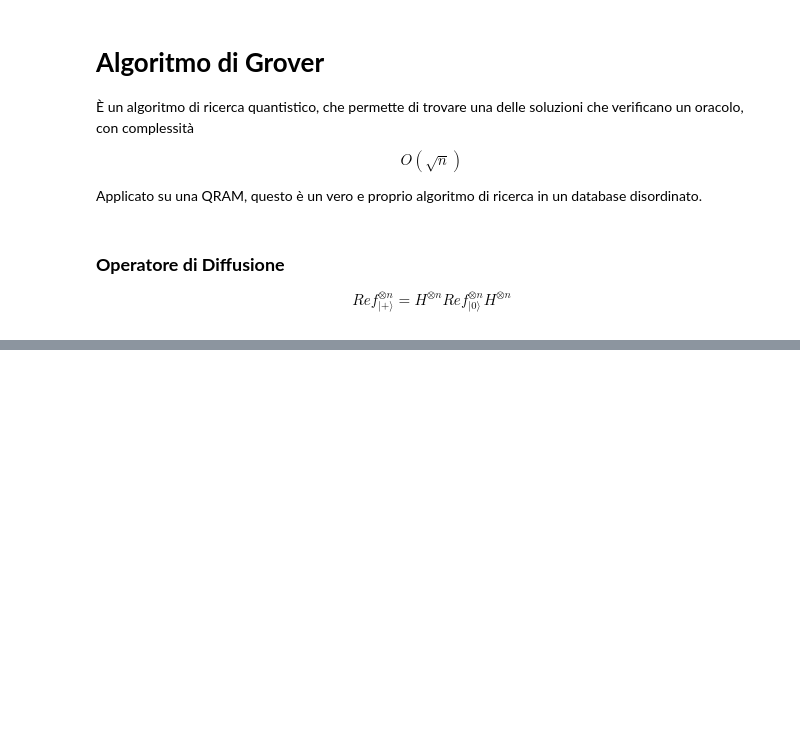
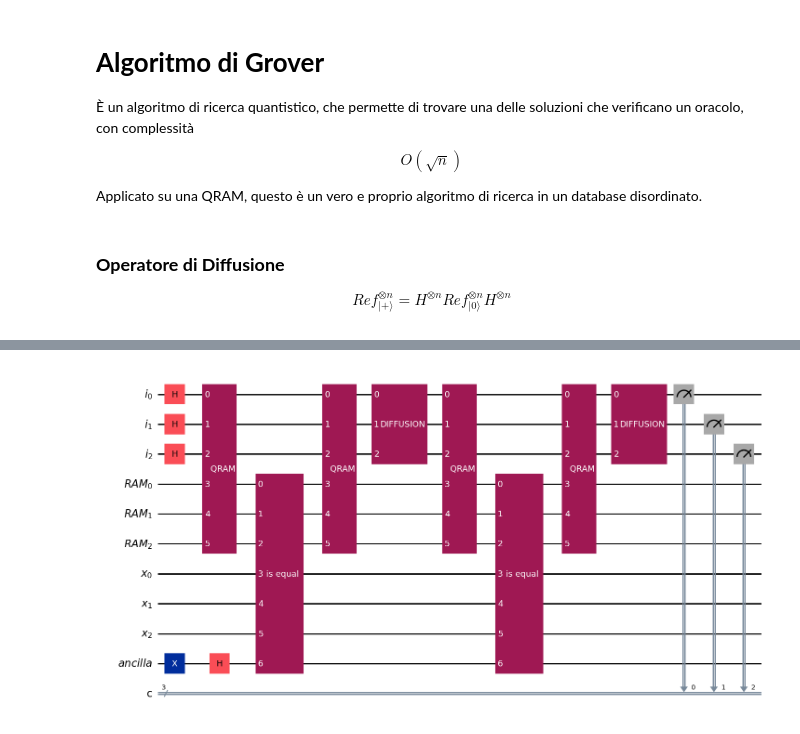
Before and after one commit to BoredDam/quantum-algorithms, a Jupyter notebook: Grover-algorithm/grover.ipynb, the cells around one changed output, grey strips where cells are left out. Cells and saved outputs as stored; diff of their text form; code cells hidden in the pictures; blank space fills up the shorter version.

```diff
--- a/Grover-algorithm/grover.ipynb
+++ b/Grover-algorithm/grover.ipynb
@@ -85,0 +128,57 @@ fq.run(qc)
+# %%
+def is_equal_oracle(n: int):
+    qx = QuantumRegister(n, 'x')
+    qy = QuantumRegister(n, 'y')
+    a = QuantumRegister(1, 'a')
+
+    qc = QuantumCircuit(qx, qy, a)
+
+    for i in range(n):
+        qc.cx(qx[i], qy[i])
+
+    qc.x(qy)
+    qc.mcx([*qy], a)
+    qc.x(qy)
+
+    for i in range(n):
+        qc.cx(qx[i], qy[i])
+
+    return qc.to_gate(label=' is equal ')
+# %%
+N = 3
+V = [5,7,4,3,1,2,0,1]
+x = 3
+l = 3
+qi = QuantumRegister(N, 'i')
+qr = QuantumRegister(l, 'RAM')
+a = QuantumRegister(1, 'ancilla')
+qx = QuantumRegister(l, 'x')
+c = ClassicalRegister(3, 'c')
+
+qc = QuantumCircuit(qi, qr, qx, a, c)
+
+qc.x(a)
+qc.h(a)
+qc.h(qi)
+
+qc = qc.compose(QRAM_gate(V), [*qi, *qr])
+
+qc = qc.compose(is_equal_oracle(l), [*qr, *qx, a])
+
+qc = qc.compose(QRAM_gate(V), [*qi, *qr])
+
+qc = qc.compose(grover_operator(3), qi)
+
+qc = qc.compose(QRAM_gate(V), [*qi, *qr])
+
+qc = qc.compose(is_equal_oracle(l), [*qr, *qx, a])
+
+qc = qc.compose(QRAM_gate(V), [*qi, *qr])
+
+qc = qc.compose(grover_operator(3), qi)
+
+
+qc.measure(qi, c)
+qc.draw('mpl')
+# %% [output]
+[figure, added]
```
Also changed, not shown: parts of 7 cells of this notebook.
